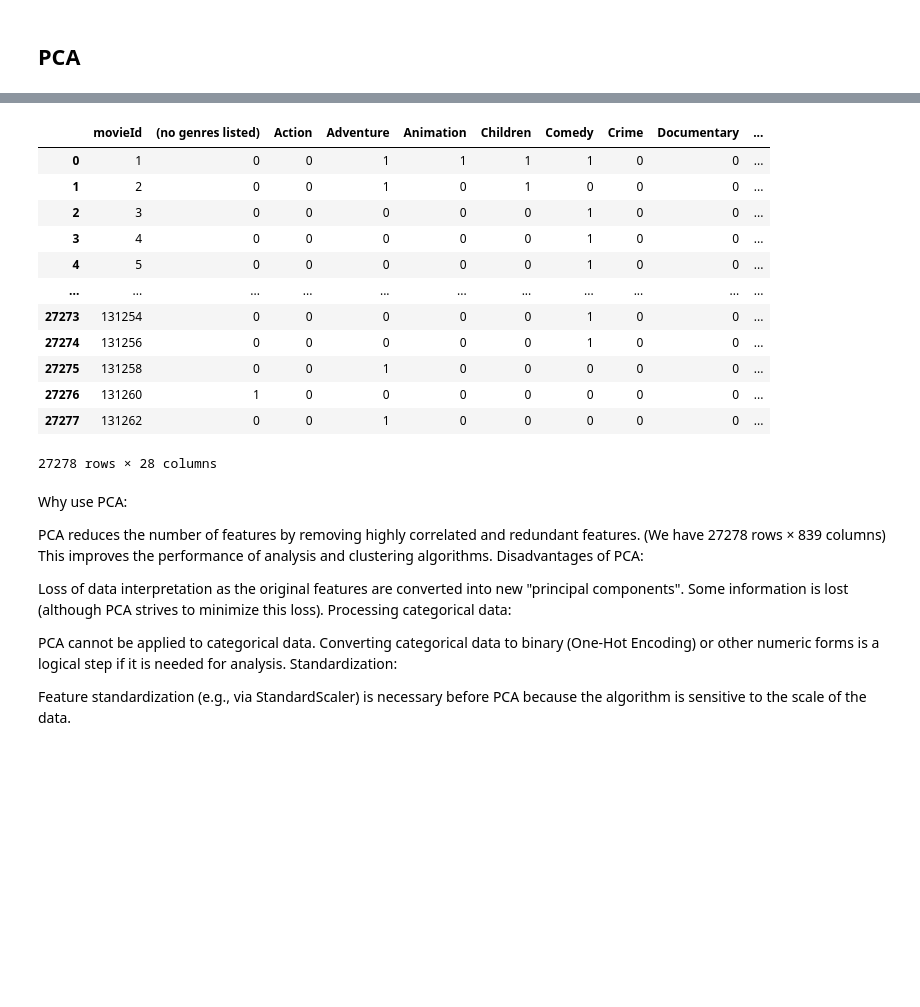
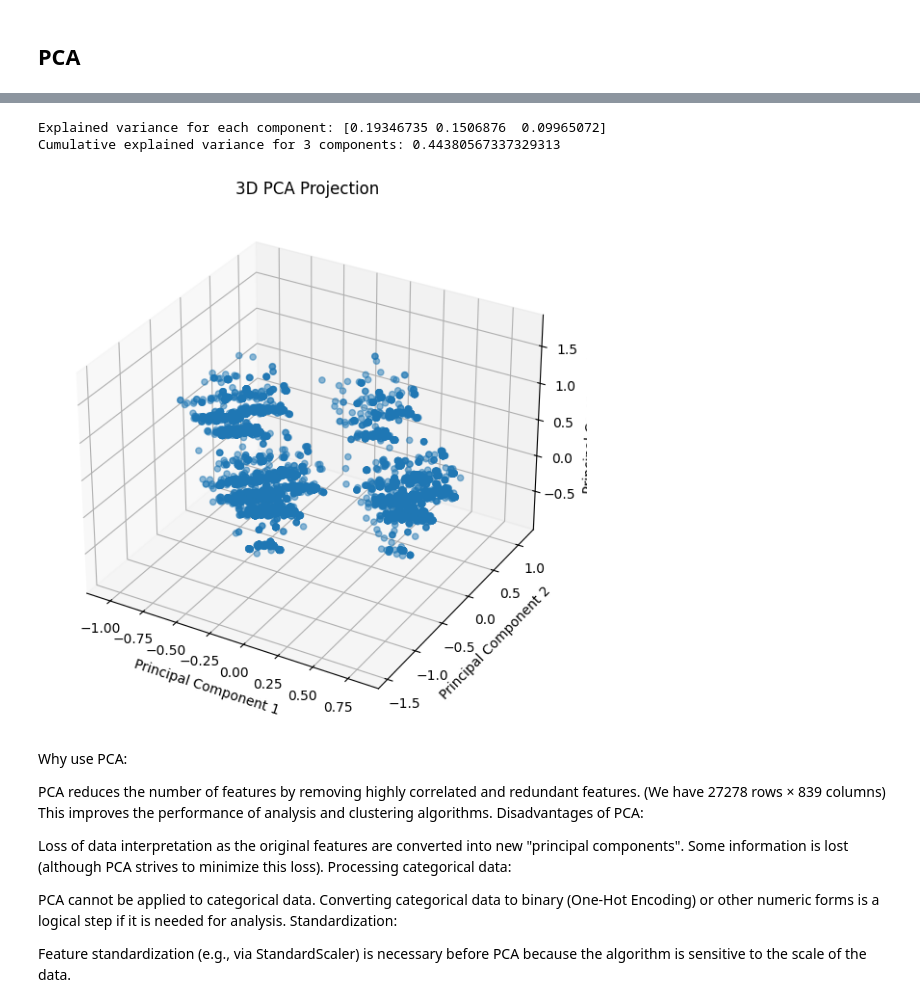
Before and after one commit to khalmatay/ADM-HW4, a Jupyter notebook: main.ipynb, the cells around one changed output, grey strips where cells are left out. Saved outputs shown, nothing was run; the diff lists cells and outputs as text; code cells hidden in the pictures; blank space fills up the shorter version.

Commit message:
Update PCA results

```diff
--- a/main.ipynb
+++ b/main.ipynb
@@ -801,23 +735,28 @@ unique_relevant_tags, unique_common_tags
-# %%
-# transform to int 0/1
-boolean_columns = movie_data.select_dtypes(include=['bool']).columns
-movie_data[boolean_columns] = movie_data[boolean_columns].astype(int)
-# %%
-movie_data
-# %% [output]
-|  | movieId | (no genres listed) | Action | Adventure | Animation | Children | Comedy | Crime | Documentary | ... |
-| 0 | 1 | 0 | 0 | 1 | 1 | 1 | 1 | 0 | 0 | ... |
-| 1 | 2 | 0 | 0 | 1 | 0 | 1 | 0 | 0 | 0 | ... |
-| 2 | 3 | 0 | 0 | 0 | 0 | 0 | 1 | 0 | 0 | ... |
-| 3 | 4 | 0 | 0 | 0 | 0 | 0 | 1 | 0 | 0 | ... |
-| 4 | 5 | 0 | 0 | 0 | 0 | 0 | 1 | 0 | 0 | ... |
-| ... | ... | ... | ... | ... | ... | ... | ... | ... | ... | ... |
-| 27273 | 131254 | 0 | 0 | 0 | 0 | 0 | 1 | 0 | 0 | ... |
-| 27274 | 131256 | 0 | 0 | 0 | 0 | 0 | 1 | 0 | 0 | ... |
-| 27275 | 131258 | 0 | 0 | 1 | 0 | 0 | 0 | 0 | 0 | ... |
-| 27276 | 131260 | 1 | 0 | 0 | 0 | 0 | 0 | 0 | 0 | ... |
-| 27277 | 131262 | 0 | 0 | 1 | 0 | 0 | 0 | 0 | 0 | ... |
-27278 rows × 28 columns
+# %%
+
+pca_3d = PCA(n_components=3)
+pca_result_3d = pca_3d.fit_transform(movie_data)
+
+explained_variance_3d = pca_3d.explained_variance_ratio_
+cumulative_variance_3d = explained_variance_3d.cumsum()
+
+print(f"Explained variance for each component: {explained_variance_3d}")
+print(f"Cumulative explained variance for 3 components: {cumulative_variance_3d[-1]}")
+
+pca_3d_df = pd.DataFrame(pca_result_3d, columns=['PCA1', 'PCA2', 'PCA3'])
+
+fig = plt.figure(figsize=(10, 7))
+ax = fig.add_subplot(111, projection='3d')
+sc = ax.scatter(pca_3d_df['PCA1'], pca_3d_df['PCA2'], pca_3d_df['PCA3'], alpha=0.5)
+ax.set_title('3D PCA Projection')
+ax.set_xlabel('Principal Component 1')
+ax.set_ylabel('Principal Component 2')
+ax.set_zlabel('Principal Component 3')
+plt.show()
+# %% [output]
+Explained variance for each component: [0.19346735 0.1506876  0.09965072]
+Cumulative explained variance for 3 components: 0.44380567337329313
+[figure, added]
 # %% [markdown]
 Why use PCA:
 
```
Also changed, not shown: parts of 9 cells of this notebook.
